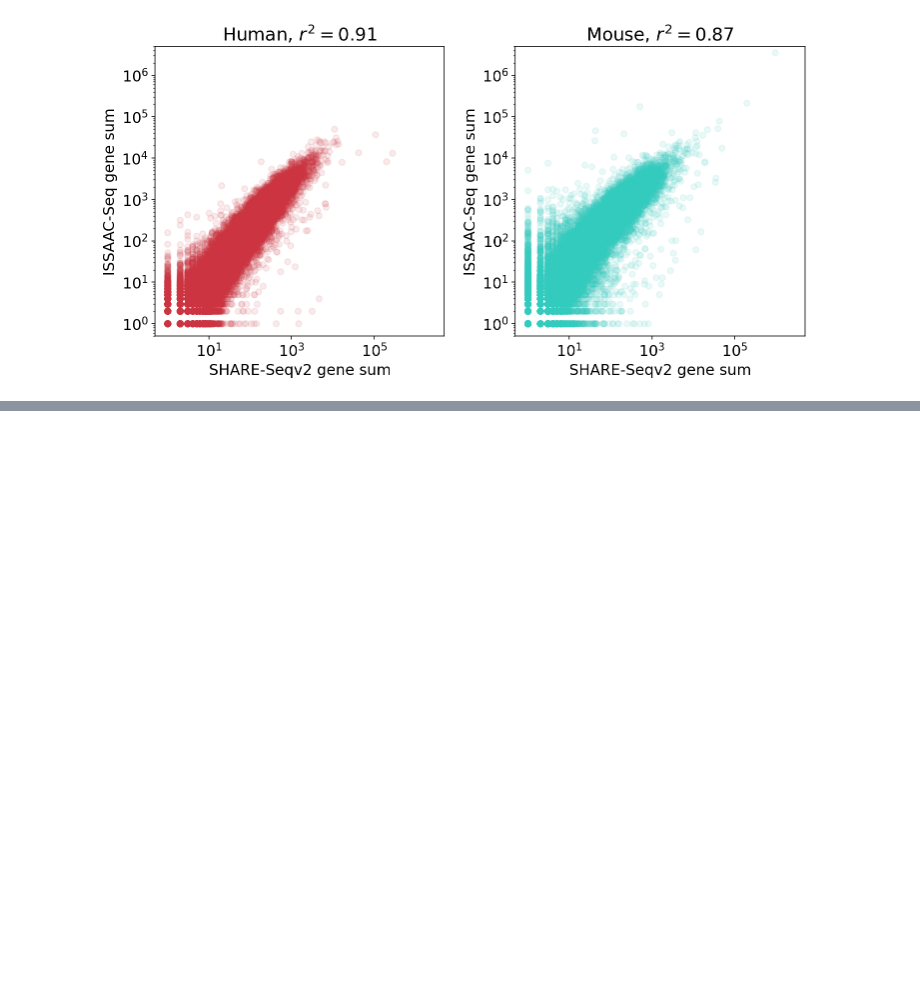
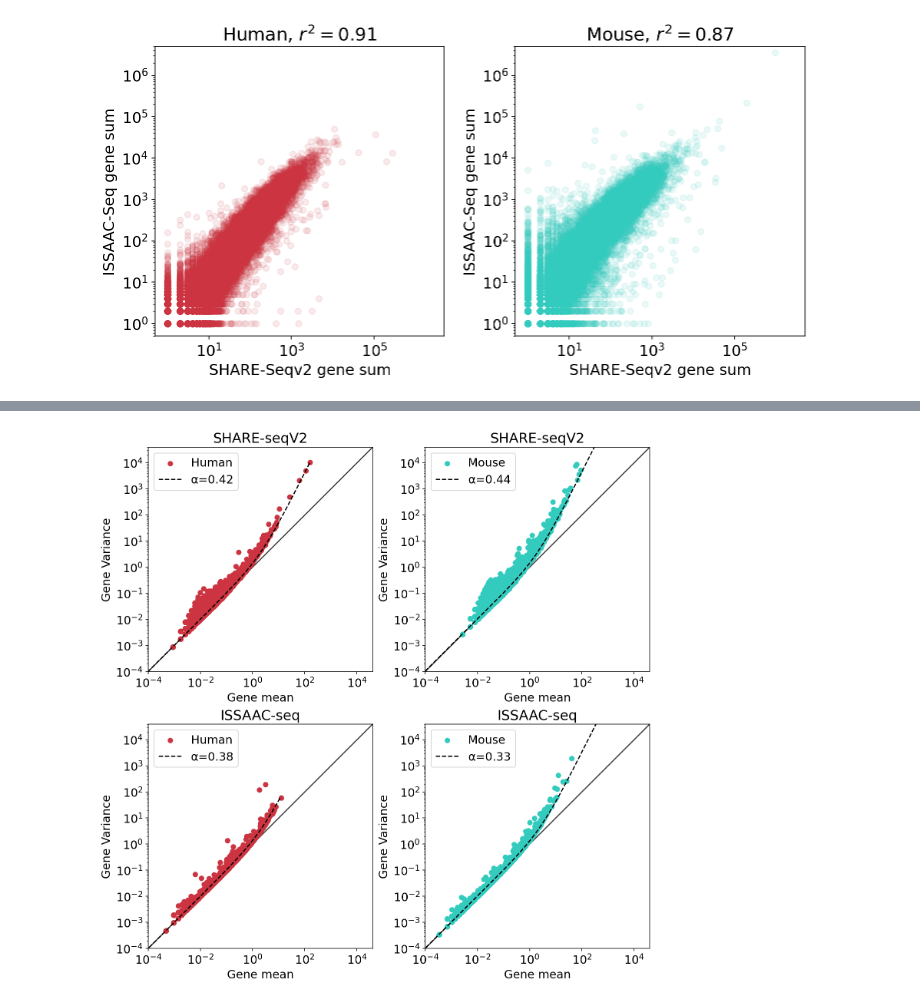
Before and after one commit to pachterlab/BGP_2023, a Jupyter notebook: analysis/notebooks/final_cmp_shareseq_issaacseq.ipynb, the cells around one changed output, grey strips where cells are left out. Drawn from its saved outputs; the diff is of its cells as text; code cells hidden in the pictures; blank space fills up the shorter version.

```diff
--- a/analysis/notebooks/final_cmp_shareseq_issaacseq.ipynb
+++ b/analysis/notebooks/final_cmp_shareseq_issaacseq.ipynb
@@ -95,0 +179,10 @@ fig.show()
+# %%
+ss_hg_v = ss_hg_var["counts_variance"]
+ss_mm_v = ss_mm_var["counts_variance"]
+ss_hg_m = ss_hg_var["counts_mean"]
+ss_mm_m = ss_mm_var["counts_mean"]
+
+sa_hg_v = sa_hg_var["counts_variance"]
+sa_mm_v = sa_mm_var["counts_variance"]
+sa_hg_m = sa_hg_var["counts_mean"]
+sa_mm_m = sa_mm_var["counts_mean"]
@@ -95,0 +191,3 @@ fig.show()
+# %%
+def meanvar(x, alpha):
+    return x + alpha*x**2
@@ -95,0 +288,37 @@ fig.show()
+# %%
+data = [{"label": "Human", "assay": "SHARE-seqV2", "x": ss_hg_m.values, "y": ss_hg_v.values},
+        {"label": "Mouse", "assay": "SHARE-seqV2", "x": ss_mm_m.values, "y": ss_mm_v.values},
+        {"label": "Human", "assay": "ISSAAC-seq", "x":  sa_hg_m.values, "y": sa_hg_v.values},
+        {"label": "Mouse", "assay": "ISSAAC-seq", "x":  sa_mm_m.values, "y": sa_mm_v.values}]
+# %%
+fig, axs = plt.subplots(figsize=(10,10), nrows=2, ncols=2,constrained_layout=True)
+
+for ax, d in zip(fig.axes, data):
+    x = d["x"]
+    y = d["y"]
+    label = d["label"]
+    assay = d["assay"]
+    color = {"Human": red, "Mouse":blue}.get(label)
+    ax.scatter(x,y, label=label, color=color)
+
+    popt, pcov = curve_fit(meanvar, x, y)
+    xx = np.linspace(x.min(), x.max(), 5000)
+    yy = meanvar(xx, popt[0])
+    ax.plot(xx, yy, color="k", linestyle="--", label=f"α={popt[0]:,.2f}")
+
+    ax.set(**{
+        "xlabel": "Gene mean",
+        "ylabel": "Gene Variance",
+        "xscale": "log",
+        "yscale": "log",
+        "title": assay,
+        "xlim": (1e-4, 4e4),
+        "ylim": (1e-4, 4e4)
+    })
+
+    yex(ax, True)
+    ax.legend()
+fig.savefig("figures/mean_var_share_issaac.png", bbox_inches="tight", dpi=300)
+fig.show()
+# %% [output]
+[figure, added]
```
Also changed, not shown: parts of 16 cells of this notebook, 9 other files.
